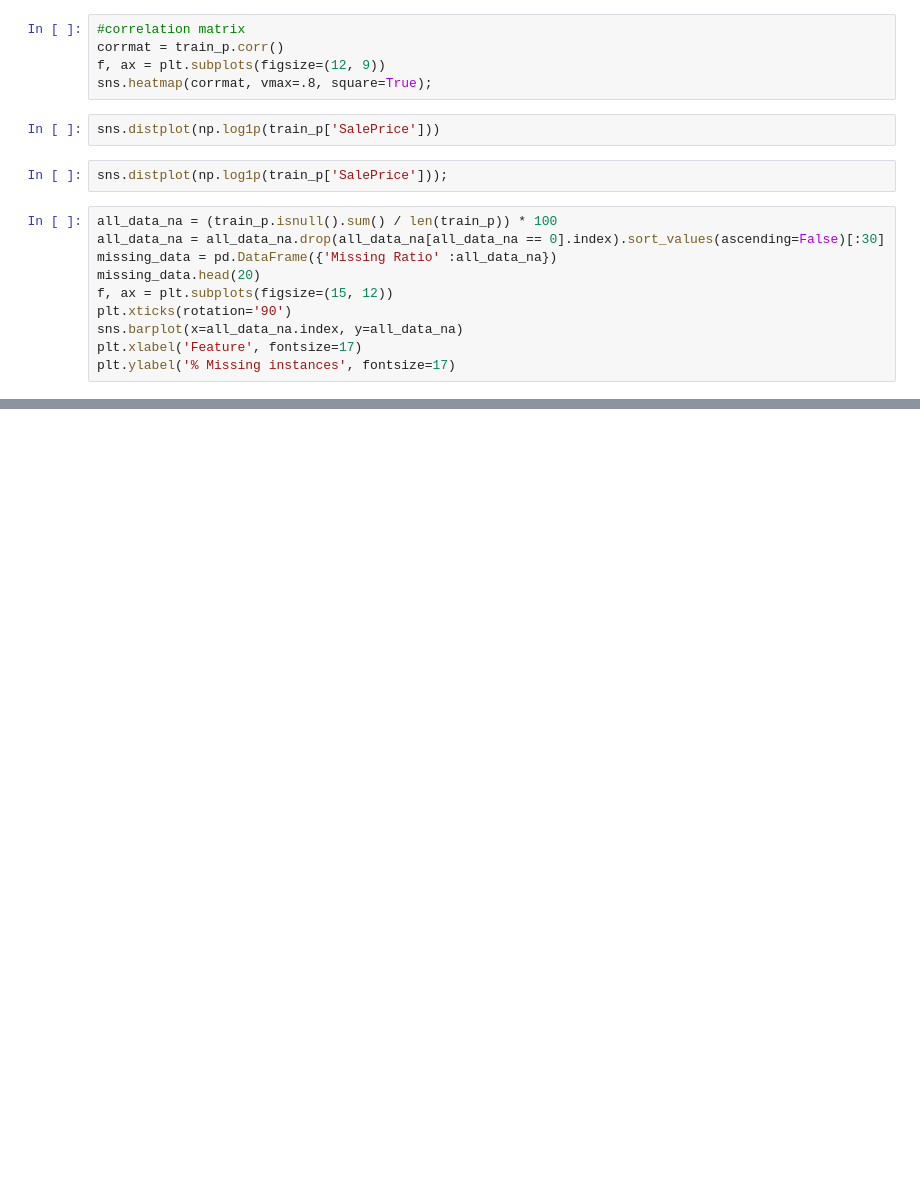
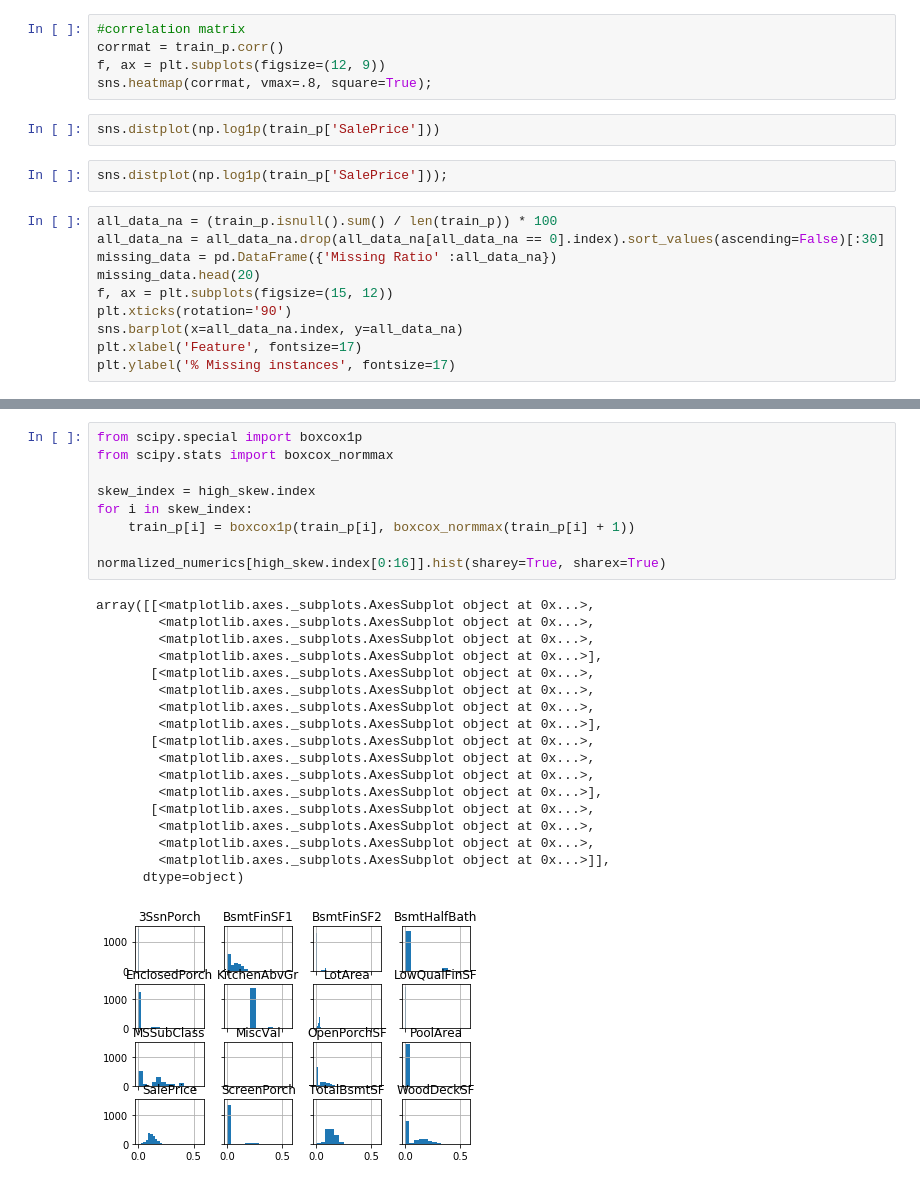
Before and after one commit to canbax/cs551-project, a Jupyter notebook: eda/Pattern project .ipynb, the cells around one changed output, grey strips where cells are left out. Saved outputs shown, nothing was run; the diff lists cells and outputs as text; blank space fills up the shorter version.

```diff
--- a/eda/Pattern project .ipynb
+++ b/eda/Pattern project .ipynb
@@ -94,0 +78,28 @@ train_p[high_skew.index[0:16]]
+# %%
+from scipy.special import boxcox1p
+from scipy.stats import boxcox_normmax
+
+skew_index = high_skew.index
+for i in skew_index:
+    train_p[i] = boxcox1p(train_p[i], boxcox_normmax(train_p[i] + 1))
+
+normalized_numerics[high_skew.index[0:16]].hist(sharey=True, sharex=True)
+# %% [output]
+array([[<matplotlib.axes._subplots.AxesSubplot object at 0x...>,
+        <matplotlib.axes._subplots.AxesSubplot object at 0x...>,
+        <matplotlib.axes._subplots.AxesSubplot object at 0x...>,
+        <matplotlib.axes._subplots.AxesSubplot object at 0x...>],
+       [<matplotlib.axes._subplots.AxesSubplot object at 0x...>,
+        <matplotlib.axes._subplots.AxesSubplot object at 0x...>,
+        <matplotlib.axes._subplots.AxesSubplot object at 0x...>,
+        <matplotlib.axes._subplots.AxesSubplot object at 0x...>],
+       [<matplotlib.axes._subplots.AxesSubplot object at 0x...>,
+        <matplotlib.axes._subplots.AxesSubplot object at 0x...>,
+        <matplotlib.axes._subplots.AxesSubplot object at 0x...>,
+        <matplotlib.axes._subplots.AxesSubplot object at 0x...>],
+       [<matplotlib.axes._subplots.AxesSubplot object at 0x...>,
+        <matplotlib.axes._subplots.AxesSubplot object at 0x...>,
+        <matplotlib.axes._subplots.AxesSubplot object at 0x...>,
+        <matplotlib.axes._subplots.AxesSubplot object at 0x...>]],
+      dtype=object)
+[figure, added]
```
Also changed, not shown: parts of 4 cells of this notebook, 6 other files.
